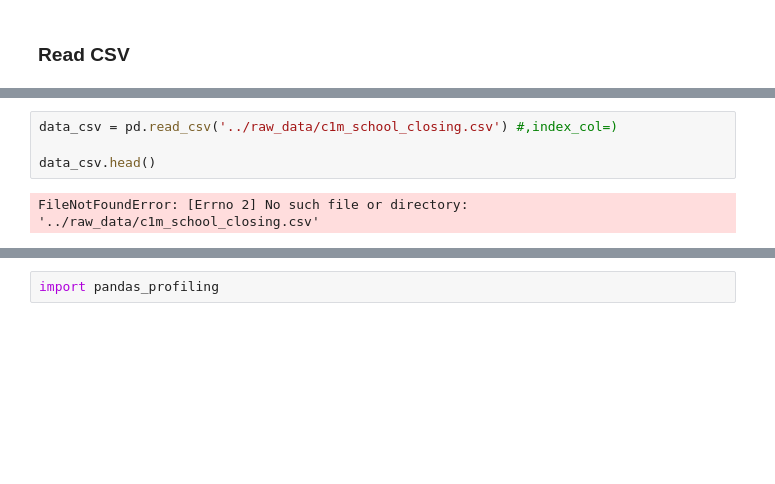
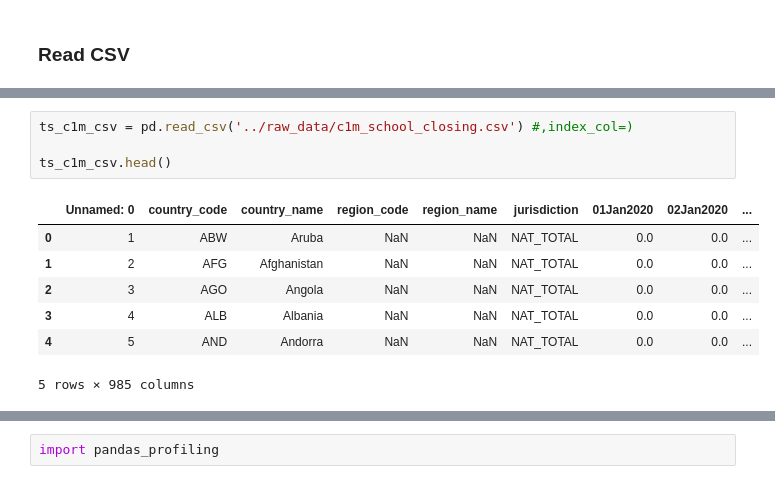
Before and after one commit to tekadata/covid_time_series_prediction, a Jupyter notebook: notebooks/EDA_RNN_TeKa.ipynb, the cells around one changed output, grey strips where cells are left out. Cells and saved outputs as stored; diff of their text form; blank space fills up the shorter version.

```diff
--- a/notebooks/EDA_RNN_TeKa.ipynb
+++ b/notebooks/EDA_RNN_TeKa.ipynb
@@ -83,6 +147,12 @@ zsh:1: no such file or directory: ../raw_data/c1m_school_closing.csv
 # %%
-data_csv = pd.read_csv('../raw_data/c1m_school_closing.csv') #,index_col=)
+ts_c1m_csv = pd.read_csv('../raw_data/c1m_school_closing.csv') #,index_col=)
 
-data_csv.head()
+ts_c1m_csv.head()
 # %% [output]
+|  | Unnamed: 0 | country_code | country_name | region_code | region_name | jurisdiction | 01Jan2020 | 02Jan2020 | ... |
+| 0 | 1 | ABW | Aruba | NaN | NaN | NAT_TOTAL | 0.0 | 0.0 | ... |
+| 1 | 2 | AFG | Afghanistan | NaN | NaN | NAT_TOTAL | 0.0 | 0.0 | ... |
+| 2 | 3 | AGO | Angola | NaN | NaN | NAT_TOTAL | 0.0 | 0.0 | ... |
+| 3 | 4 | ALB | Albania | NaN | NaN | NAT_TOTAL | 0.0 | 0.0 | ... |
+| 4 | 5 | AND | Andorra | NaN | NaN | NAT_TOTAL | 0.0 | 0.0 | ... |
-FileNotFoundError: [Errno 2] No such file or directory: '../raw_data/c1m_school_closing.csv'
+5 rows × 985 columns
```
Also changed, not shown: parts of 34 cells of this notebook.
